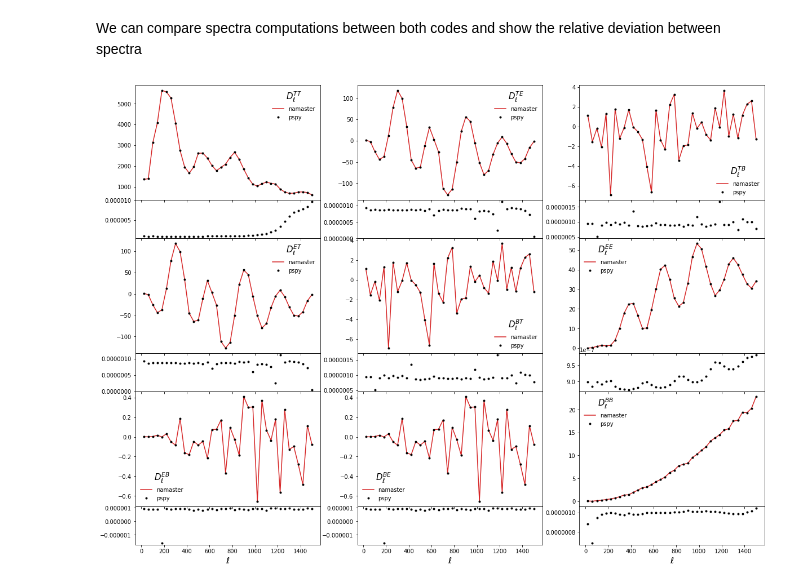
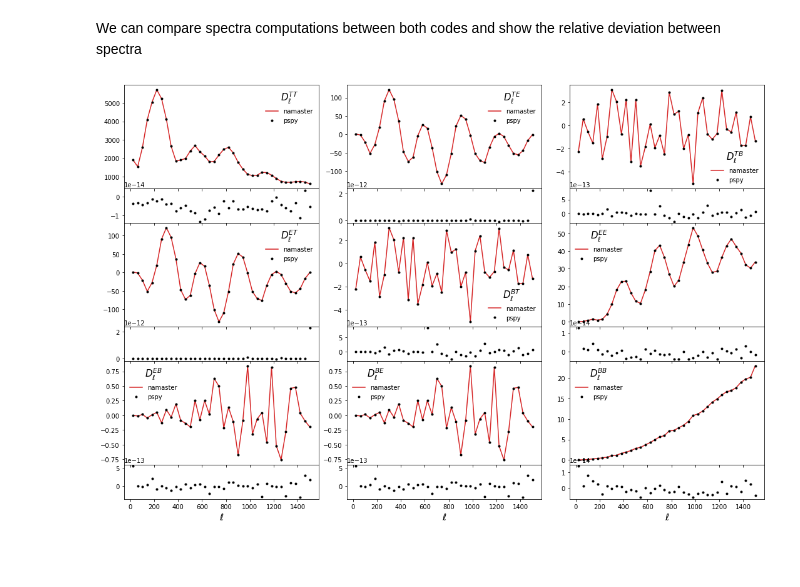
Before and after one commit to simonsobs/PSpipe, a Jupyter notebook: notebooks/tutorial_pspy_namaster_spectra_spin0and2.ipynb, the cells around one changed output. Drawn from its saved outputs; the diff is of its cells as text; code cells hidden in the pictures; blank space fills up the shorter version.

```diff
--- a/notebooks/tutorial_pspy_namaster_spectra_spin0and2.ipynb
+++ b/notebooks/tutorial_pspy_namaster_spectra_spin0and2.ipynb
@@ -146,3 +153,5 @@ window = (window, window)
+# %%
+niter = 3
 # %% [markdown]
 The windows (for `spin0` and `spin2`) are going to couple mode together, we compute a mode coupling
 matrix in order to undo this effect given a binning file (format: lmin, lmax, lmean) and a
@@ -153,12 +162,12 @@ binning_file = output_dir + "/binning.dat"
 from pspy import pspy_utils
 pspy_utils.create_binning_file(bin_size=40, n_bins=100, file_name=binning_file)
 from pspy import so_mcm
-mbb_inv, Bbl = so_mcm.mcm_and_bbl_spin0and2(window, binning_file, lmax=lmax, type="Cl", niter=0)
+mbb_inv, Bbl = so_mcm.mcm_and_bbl_spin0and2(window, binning_file, lmax=lmax, type="Cl", niter=niter)
 # %% [markdown]
 Compute alms and get binned and unbinned spectra
 # %%
 from pspy import sph_tools, so_spectra
-alms = sph_tools.get_alms(cmb, window, niter=3, lmax=lmax)
+alms = sph_tools.get_alms(cmb, window, niter=niter, lmax=lmax)
 spectra = ["TT", "TE", "TB", "ET", "BT", "EE", "EB", "BE", "BB"]
 ell, ps = so_spectra.get_spectra(alms, spectra=spectra)
 lb_pspy, Clb_pspy = so_spectra.bin_spectra(ell, ps, binning_file, lmax, type="Cl", mbb_inv=mbb_inv, spectra=spectra)
@@ -210,24 +219,25 @@ Clb_namaster["BB"] = spin2[3]
 We can compare spectra computations between both codes and show the relative deviation between
 spectra
 # %%
-plt.figure(figsize=(20, 15))
+plt.figure(figsize=(15, 10))
 grid = plt.GridSpec(3*4, 3, hspace=0)
 
 for i, spec in enumerate(spectra):
     ix, iy = 4*(i // 3), i % 3
     main = plt.subplot(grid[ix:ix+3, iy], xticklabels=[])
     Dlb_namaster = Clb_namaster[spec]*lb_namaster**2/(2*np.pi)
     Dlb_pspy = Clb_pspy[spec]*lb_pspy**2/(2*np.pi)
     main.plot(lb_namaster, Dlb_namaster, "-", color="tab:red", label="namaster")
     main.plot(lb_pspy, Dlb_pspy, ".k", label="pspy")
     main.legend(title=r"$D^{%s}_{\ell}$" % spec, title_fontsize=15)
 
     # Relative deviation
     if ix != 8: # last
         dev = plt.subplot(grid[ix+3, iy], xticklabels=[])
     else:
         dev = plt.subplot(grid[ix+3, iy])
         dev.set_xlabel(r"$\ell$", fontsize=15)
     dev.plot(lb_pspy, (Clb_namaster[spec]-Clb_pspy[spec])/Clb_pspy[spec], ".k")
+plt.tight_layout()
 # %% [output]
-[figure, old version]
+[figure, new version]
```
Also changed, not shown: parts of 5 cells of this notebook, 1 other file.
